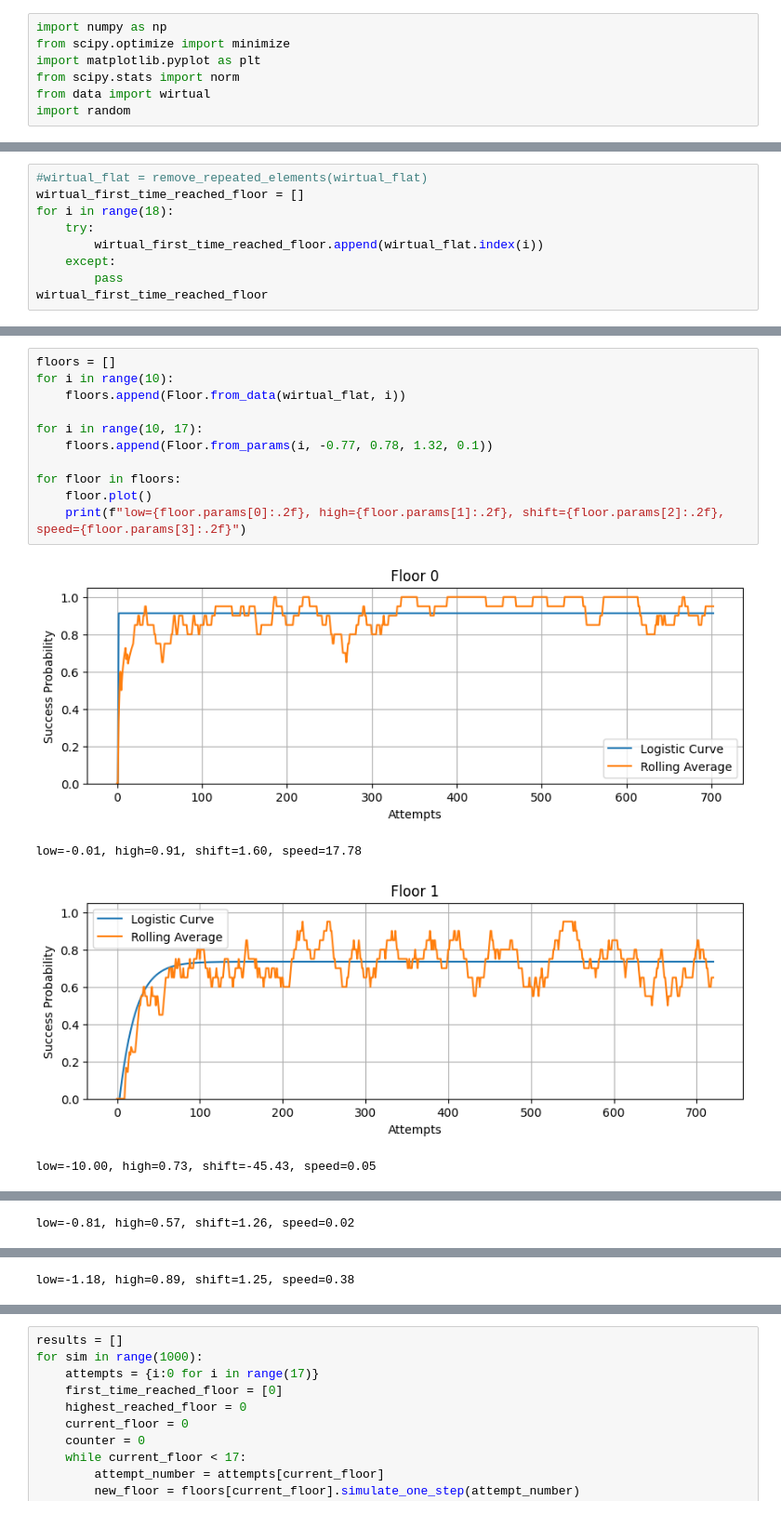
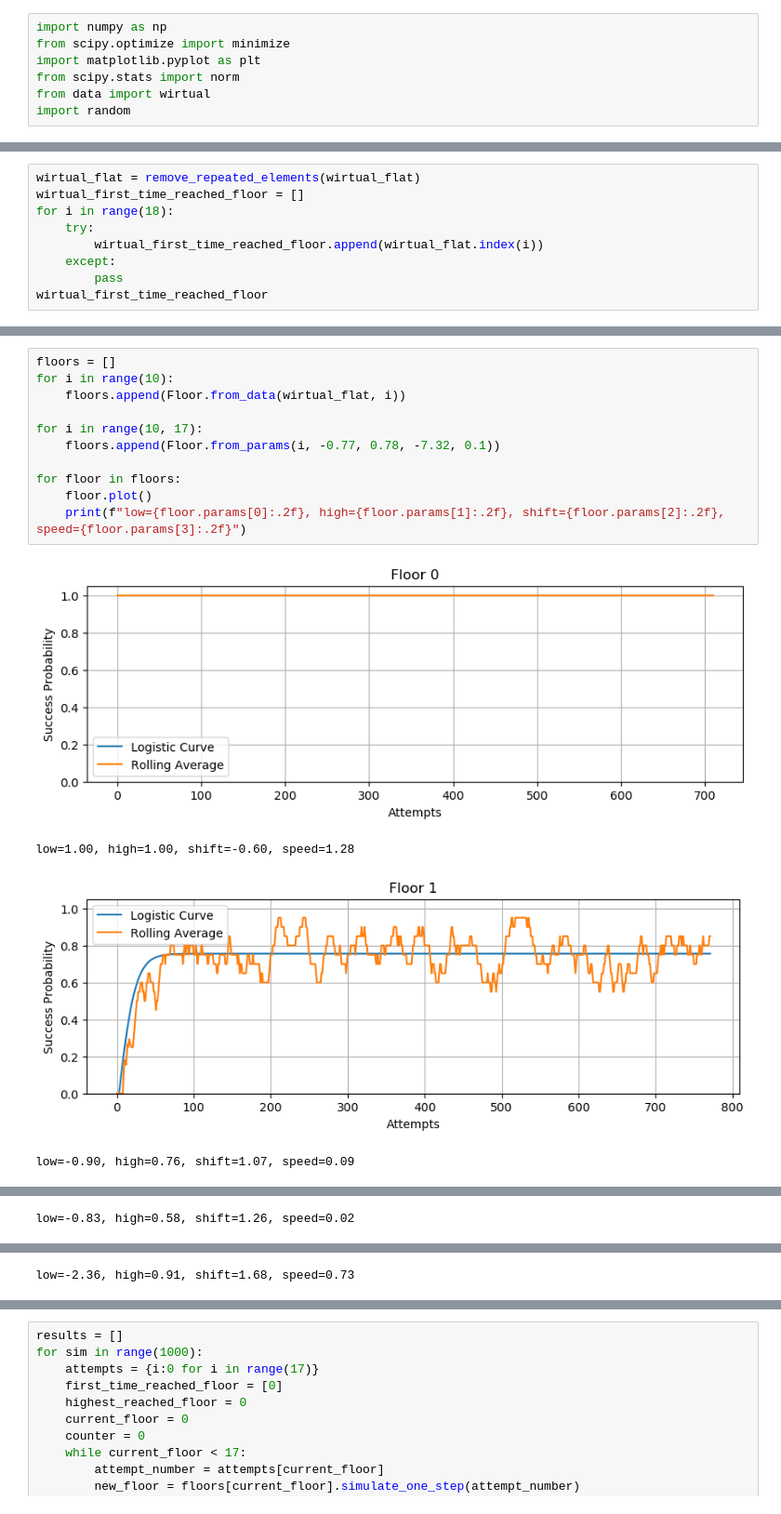
Before and after one commit to NLogSpace/deepdip2, a Jupyter notebook: notebook.ipynb, the cells around one changed output, grey strips where cells are left out. Shown at 93% size. Cells and saved outputs as stored; diff of their text form.

```diff
--- a/notebook.ipynb
+++ b/notebook.ipynb
@@ -177,5 +177,5 @@ class Floor:
 # %%
-#wirtual_flat = remove_repeated_elements(wirtual_flat)
+wirtual_flat = remove_repeated_elements(wirtual_flat)
 wirtual_first_time_reached_floor = []
 for i in range(18):
     try:
@@ -188,16 +188,16 @@ wirtual_first_time_reached_floor
 # %%
 floors = []
 for i in range(10):
     floors.append(Floor.from_data(wirtual_flat, i))
 
 for i in range(10, 17):
-    floors.append(Floor.from_params(i, -0.77, 0.78, 1.32, 0.1))
+    floors.append(Floor.from_params(i, -0.77, 0.78, -7.32, 0.1))
 
 for floor in floors:
     floor.plot()
     print(f"low={floor.params[0]:.2f}, high={floor.params[1]:.2f}, shift={floor.params[2]:.2f}, speed={floor.params[3]:.2f}")
 # %% [output]
-[figure, old version]
+[figure, new version]
-low=-0.01, high=0.91, shift=1.60, speed=17.78
+low=1.00, high=1.00, shift=-0.60, speed=1.28
-[figure, old version]
+[figure, new version]
-low=-10.00, high=0.73, shift=-45.43, speed=0.05
+low=-0.90, high=0.76, shift=1.07, speed=0.09
@@ -205 +205 @@ low=-10.00, high=0.73, shift=-45.43, speed=0.05
-low=-0.81, high=0.57, shift=1.26, speed=0.02
+low=-0.83, high=0.58, shift=1.26, speed=0.02
@@ -207 +207 @@ low=-0.81, high=0.57, shift=1.26, speed=0.02
-low=-1.18, high=0.89, shift=1.25, speed=0.38
+low=-2.36, high=0.91, shift=1.68, speed=0.73
```
Also changed, not shown: parts of 7 cells of this notebook, 3 other files.
